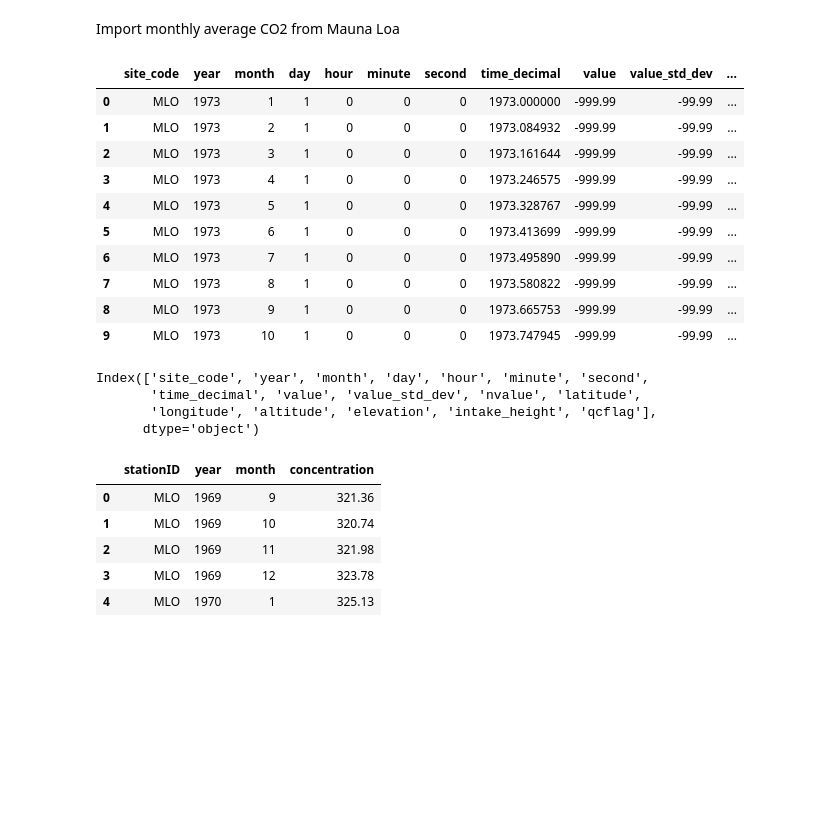
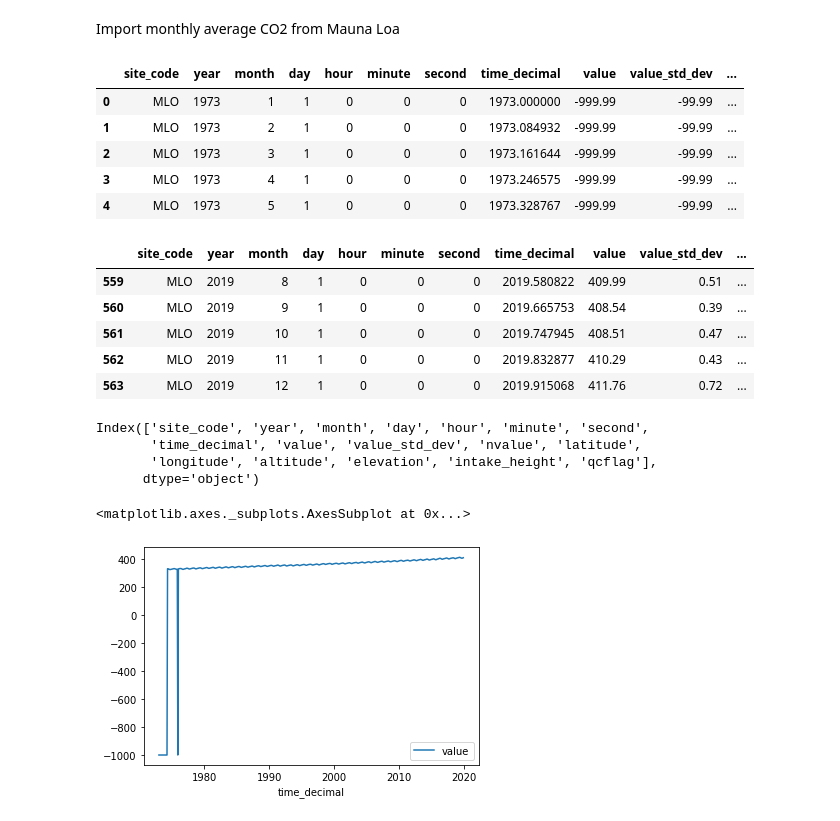
Before and after one commit to slpitz/RNNandGHGs, a Jupyter notebook: RNN_MaunaLoa_data.ipynb, the cells around one changed output. Saved outputs shown, nothing was run; the diff lists cells and outputs as text; code cells hidden in the pictures; blank space fills up the shorter version.

```diff
--- a/RNN_MaunaLoa_data.ipynb
+++ b/RNN_MaunaLoa_data.ipynb
@@ -9,29 +9,32 @@ Import monthly average CO2 from Mauna Loa
 # %%
-# importing pandas module
-import pandas as pd
+
 
 myfile = 'ftp://aftp.cmdl.noaa.gov/data/trace_gases/co2/flask/surface/co2_mlo_surface-flask_1_ccgg_month.txt'
 myfile2019 = 'ftp://aftp.cmdl.noaa.gov/data/trace_gases/co2/in-situ/surface/mlo/co2_mlo_surface-insitu_1_ccgg_MonthlyData.txt'
 
 # making data frame
 #df = pd.read_csv(myfile,sep='\t',skiprows=(0,1,2),header=(70))
 #df = pd.read_csv(myfile,sep='\r',header=(69), delim_whitespace=True)
 #df = pd.read_csv(myfile2019, header= (150), delim_whitespace=True)
 df = pd.read_csv(myfile2019, header= (149), delim_whitespace=True)
 
-df.head(10)
+df.head()
 # %% [output]
 |  | site_code | year | month | day | hour | minute | second | time_decimal | value | value_std_dev | ... |
 | 0 | MLO | 1973 | 1 | 1 | 0 | 0 | 0 | 1973.000000 | -999.99 | -99.99 | ... |
 | 1 | MLO | 1973 | 2 | 1 | 0 | 0 | 0 | 1973.084932 | -999.99 | -99.99 | ... |
 | 2 | MLO | 1973 | 3 | 1 | 0 | 0 | 0 | 1973.161644 | -999.99 | -99.99 | ... |
 | 3 | MLO | 1973 | 4 | 1 | 0 | 0 | 0 | 1973.246575 | -999.99 | -99.99 | ... |
 | 4 | MLO | 1973 | 5 | 1 | 0 | 0 | 0 | 1973.328767 | -999.99 | -99.99 | ... |
-| 5 | MLO | 1973 | 6 | 1 | 0 | 0 | 0 | 1973.413699 | -999.99 | -99.99 | ... |
-| 6 | MLO | 1973 | 7 | 1 | 0 | 0 | 0 | 1973.495890 | -999.99 | -99.99 | ... |
-| 7 | MLO | 1973 | 8 | 1 | 0 | 0 | 0 | 1973.580822 | -999.99 | -99.99 | ... |
-| 8 | MLO | 1973 | 9 | 1 | 0 | 0 | 0 | 1973.665753 | -999.99 | -99.99 | ... |
-| 9 | MLO | 1973 | 10 | 1 | 0 | 0 | 0 | 1973.747945 | -999.99 | -99.99 | ... |
+# %%
+df.tail()
+# %% [output]
+|  | site_code | year | month | day | hour | minute | second | time_decimal | value | value_std_dev | ... |
+| 559 | MLO | 2019 | 8 | 1 | 0 | 0 | 0 | 2019.580822 | 409.99 | 0.51 | ... |
+| 560 | MLO | 2019 | 9 | 1 | 0 | 0 | 0 | 2019.665753 | 408.54 | 0.39 | ... |
+| 561 | MLO | 2019 | 10 | 1 | 0 | 0 | 0 | 2019.747945 | 408.51 | 0.47 | ... |
+| 562 | MLO | 2019 | 11 | 1 | 0 | 0 | 0 | 2019.832877 | 410.29 | 0.43 | ... |
+| 563 | MLO | 2019 | 12 | 1 | 0 | 0 | 0 | 2019.915068 | 411.76 | 0.72 | ... |
 # %%
 df.columns
 # %% [output]
@@ -39,13 +42,8 @@ Index(['site_code', 'year', 'month', 'day', 'hour', 'minute', 'second',
        'time_decimal', 'value', 'value_std_dev', 'nvalue', 'latitude',
        'longitude', 'altitude', 'elevation', 'intake_height', 'qcflag'],
       dtype='object')
-# %%
-#df.columns = ['stationID', 'year', 'month', 'concentration']
-df.head()
-# %% [output]
-|  | stationID | year | month | concentration |
-| 0 | MLO | 1969 | 9 | 321.36 |
-| 1 | MLO | 1969 | 10 | 320.74 |
-| 2 | MLO | 1969 | 11 | 321.98 |
-| 3 | MLO | 1969 | 12 | 323.78 |
-| 4 | MLO | 1970 | 1 | 325.13 |
+# %%
+df.plot(x="time_decimal", y='value')
+# %% [output]
+<matplotlib.axes._subplots.AxesSubplot at 0x...>
+[figure, added]
```
Also changed, not shown: parts of 6 cells of this notebook.
